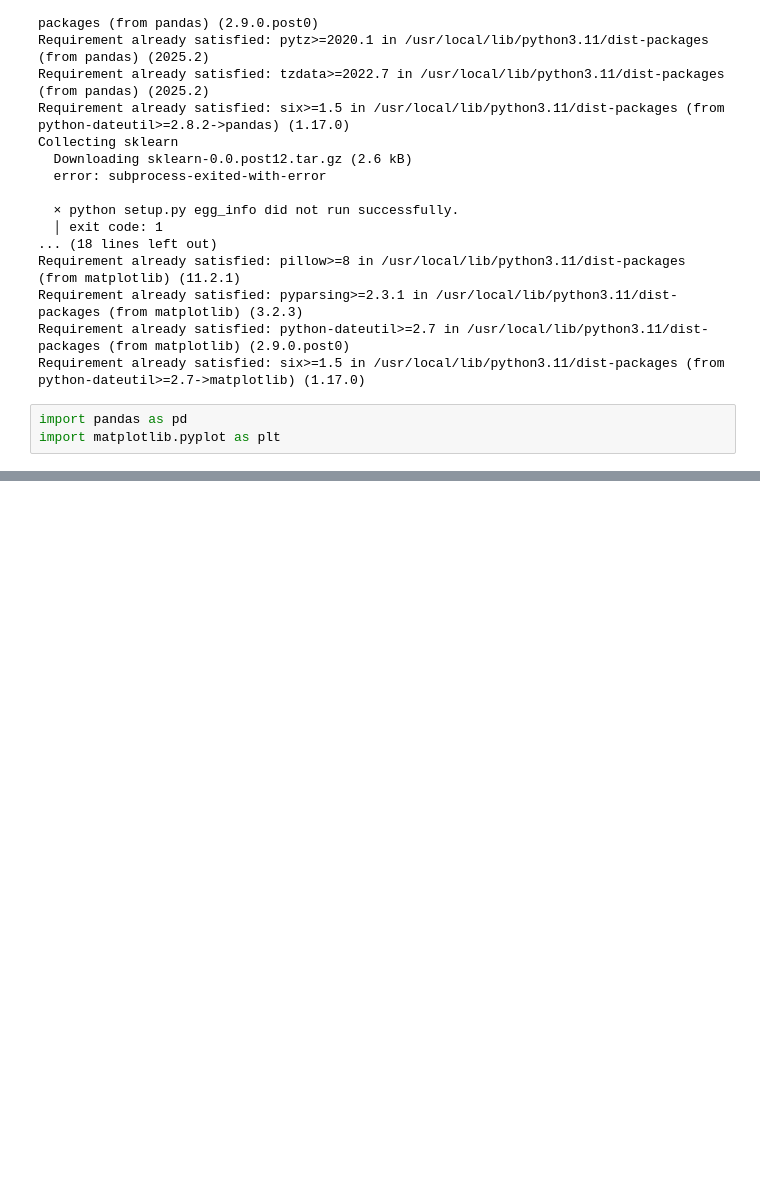
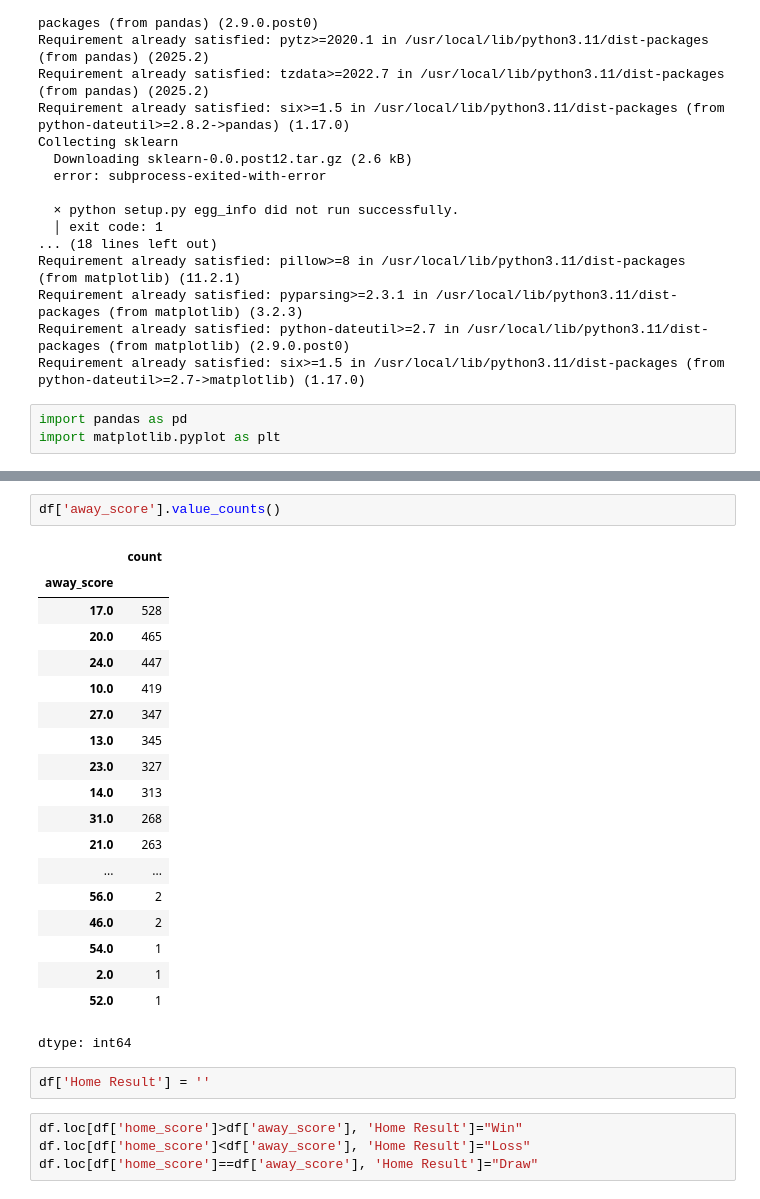
Before and after one commit to geraldketu/Gerald_Football_games, a Jupyter notebook: FootBall_games_eda_ipynv.ipynb, the cells around one changed output, grey strips where cells are left out. Saved outputs shown, nothing was run; the diff lists cells and outputs as text; blank space fills up the shorter version.

```diff
--- a/FootBall_games_eda_ipynv.ipynb
+++ b/FootBall_games_eda_ipynv.ipynb
@@ -32,0 +61,28 @@ Example edit
+# %%
+df['away_score'].value_counts()
+# %% [output]
+|  | count |
+| away_score |  |
+| 17.0 | 528 |
+| 20.0 | 465 |
+| 24.0 | 447 |
+| 10.0 | 419 |
+| 27.0 | 347 |
+| 13.0 | 345 |
+| 23.0 | 327 |
+| 14.0 | 313 |
+| 31.0 | 268 |
+| 21.0 | 263 |
+| ... | ... |
+| 56.0 | 2 |
+| 46.0 | 2 |
+| 54.0 | 1 |
+| 2.0 | 1 |
+| 52.0 | 1 |
+dtype: int64
+# %%
+df['Home Result'] = ''
+# %%
+df.loc[df['home_score']>df['away_score'], 'Home Result']="Win"
+df.loc[df['home_score']<df['away_score'], 'Home Result']="Loss"
+df.loc[df['home_score']==df['away_score'], 'Home Result']="Draw"
```
Also changed, not shown: parts of 8 cells of this notebook.
